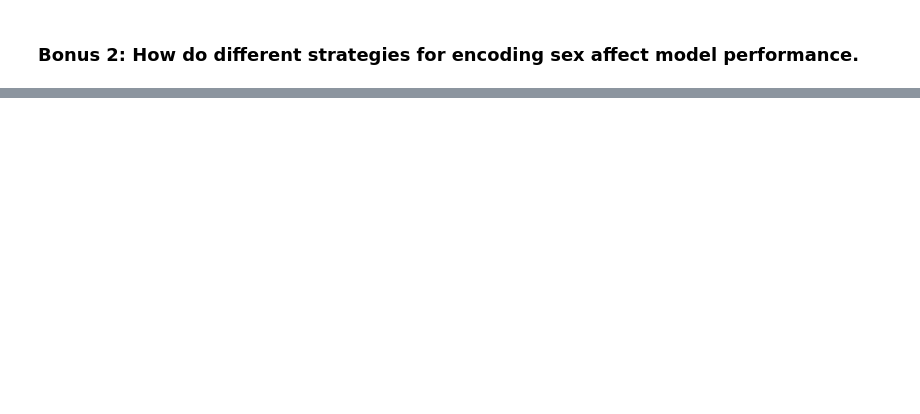
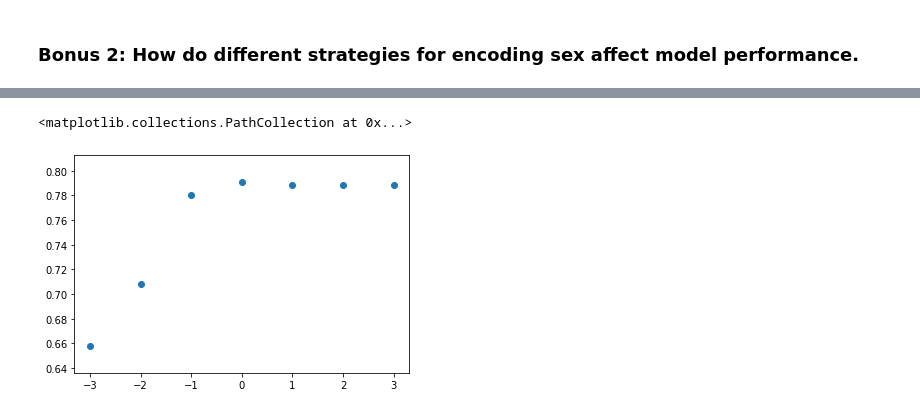
Before and after one commit to Yongliang-Shi/classification-exercises, a Jupyter notebook: model.ipynb, the cells around one changed output, grey strips where cells are left out. Cells and saved outputs as stored; diff of their text form; code cells hidden in the pictures; blank space fills up the shorter version.

```diff
--- a/model.ipynb
+++ b/model.ipynb
@@ -625,0 +991,6 @@ train.head()
+# %%
+def logit_model_accuracy(c_value, X, y):
+    logit = LogisticRegression(C=c_value)
+    logit.fit(X, y)
+    accuracy = logit.score(X, y)
+    return accuracy
@@ -625,0 +1001,8 @@ train.head()
+# %%
+list_C = [0.001, 0.01, 0.1, 1, 10, 100, 1000]
+
+accuracy_list = [logit_model_accuracy(i, X_train, y_train) for i in list_C]
+df = pd.DataFrame(accuracy_list)
+df.columns = ['Accuracy']
+df.index = list_C
+df
@@ -625,0 +1018,7 @@ train.head()
+# %%
+x = [math.log10(i) for i in df.index]
+y = df.Accuracy
+plt.scatter(x, y)
+# %% [output]
+<matplotlib.collections.PathCollection at 0x...>
+[figure, added]
```
Also changed, not shown: parts of 59 cells of this notebook.
